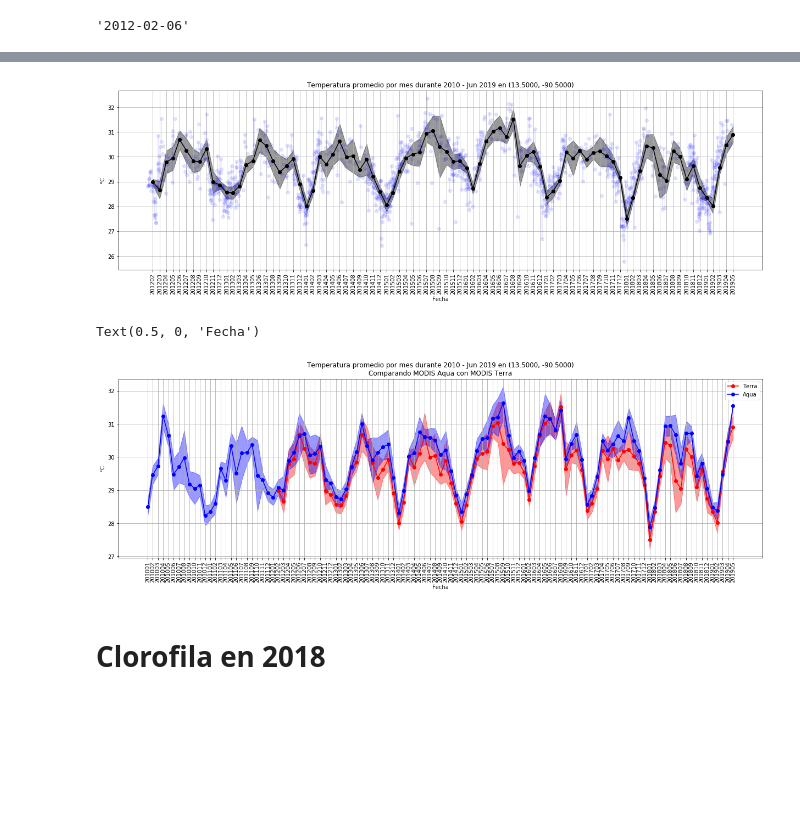
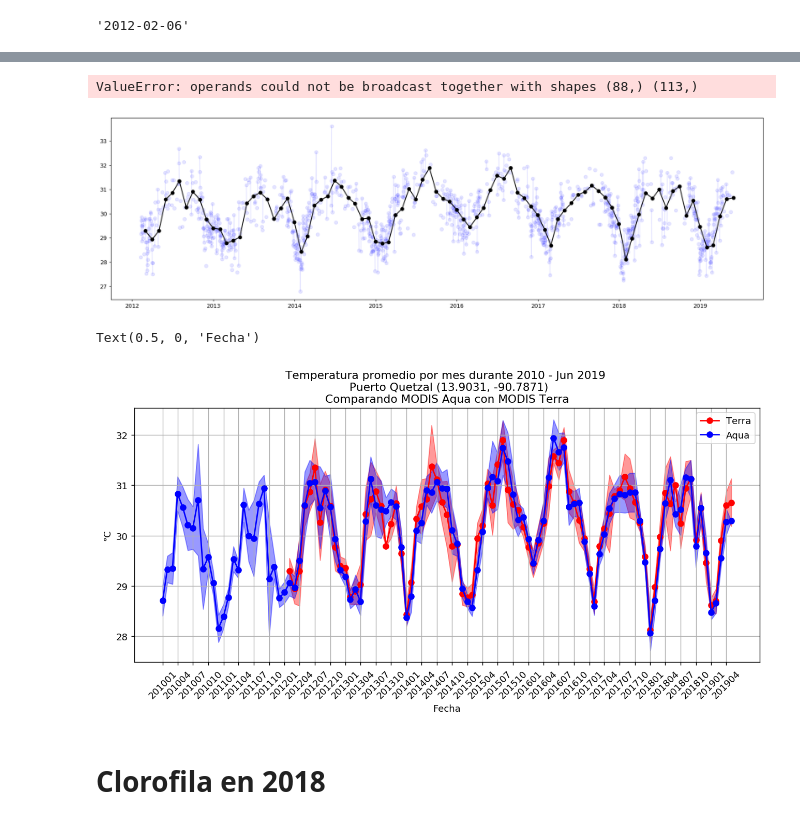
Before and after one commit to Guitlle/Marea-Roja-en-Guatemala, a Jupyter notebook: explorar-datos/Datos Historicos - explorar.ipynb, the cells around one changed output, grey strips where cells are left out. Saved outputs shown, nothing was run; the diff lists cells and outputs as text; code cells hidden in the pictures; blank space fills up the shorter version.

Commit message:
actualizar notebooks y agregar modis terra

```diff
--- a/explorar-datos/Datos Historicos - explorar.ipynb
+++ b/explorar-datos/Datos Historicos - explorar.ipynb
@@ -187,7 +183,8 @@ datasetsT[0].attrs["time_coverage_start"][0:10]
 concatT = xa.concat([x["sst"] for x in datasetsT], pd.Index(data = pd.to_datetime([x.attrs["time_coverage_start"][0:10] for x in datasetsT]), name="date" ) )
 # %%
 # Definir un punto:
-lat, lon = (13.5, -90.5)
+# lat, lon = (13.5, -90.5)
+lat, lon = (13.903076, -90.787067)
 # %%
 # Tomando un punto al azar en la costa sur, contando los NAs (casi la mitad)
 np.sum(np.isnan(concatT.sel(lat = lat, lon=lon, method="nearest")).values) / (365*8.5)
@@ -228,29 +223,33 @@ plt.xlabel("Fecha")
 
 None
 # %% [output]
+ValueError: operands could not be broadcast together with shapes (88,) (113,)
-[figure, old version]
+[figure, new version]
 # %%
+mlp.rcParams["figure.figsize"] = (12, 5)
+mlp.rcParams["figure.dpi"] = 130
+
 x = monthlymeansT.indexes["date"]
 y = monthlymeansT.sel(lat = lat, lon=lon, method="nearest").values
 err = stderrT.sel(lat = lat, lon=lon, method="nearest").values
 plt.plot(x, monthlymeansT.sel(lat = lat, lon=lon, method="nearest").values, marker="o", color="red", label="Terra")
 plt.fill_between(x, y+err, y-err, color="red", alpha=0.4)
 
 x = monthlymeans.indexes["date"]
 y = monthlymeans.sel(lat = lat, lon=lon, method="nearest").values
 err = stderr.sel(lat = lat, lon=lon, method="nearest").values
 plt.plot(x, monthlymeans.sel(lat = lat, lon=lon, method="nearest").values, marker="o", color="blue", label="Aqua")
 plt.fill_between(x, y+err, y-err, color="blue", alpha=0.4)
 
 plt.legend(loc="best")
 plt.grid("on")
-plt.title("Temperatura promedio por mes durante 2010 - Jun 2019 en ({0:.4f}, {1:.4f})\nComparando MODIS Aqua con MODIS Terra".format(lat,lon))
-plt.xticks(x, x.map(lambda x: x.year *100 + x.month), rotation=90)
+plt.title("Temperatura promedio por mes durante 2010 - Jun 2019 \n Puerto Quetzal ({0:.4f}, {1:.4f})\nComparando MODIS Aqua con MODIS Terra".format(lat,lon))
+plt.xticks(x[range(0,len(x), 3)], x[range(0,len(x), 3)].map(lambda x: x.year *100 + x.month), rotation=45)
 plt.ylabel("°C")
 plt.xlabel("Fecha")
 # %% [output]
 Text(0.5, 0, 'Fecha')
-[figure, old version]
+[figure, new version]
 # %% [markdown]
 # Clorofila en 2018
 # %%
```
Also changed, not shown: parts of 11 cells of this notebook, 3 other files.
